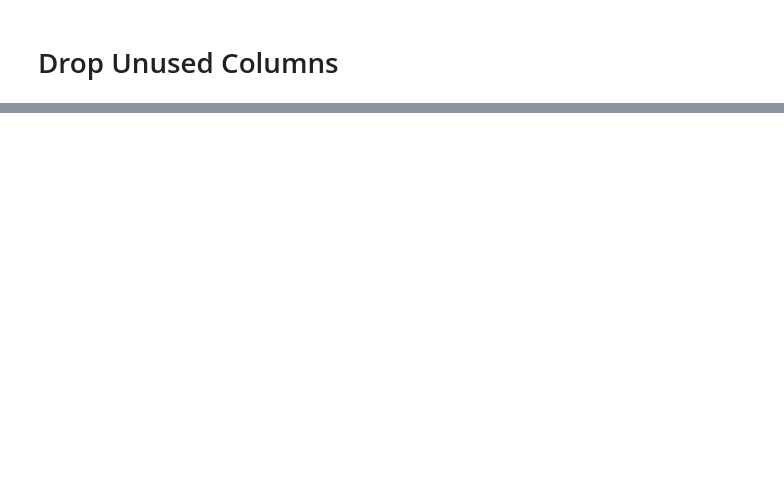
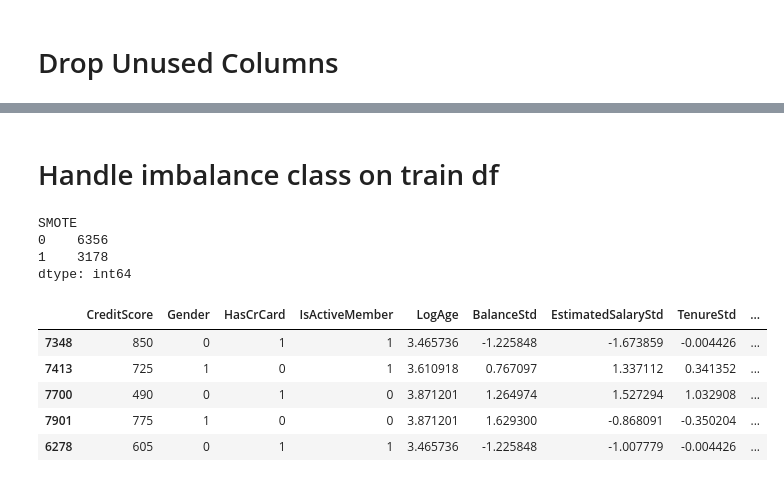
Before and after one commit to chakraskun/churn-modelling, a Jupyter notebook: data_preprocessing.ipynb, the cells around one changed output, grey strips where cells are left out. Drawn from its saved outputs; the diff is of its cells as text; code cells hidden in the pictures; blank space fills up the shorter version.

Commit message:
handle class imbalance

```diff
--- a/data_preprocessing.ipynb
+++ b/data_preprocessing.ipynb
@@ -139,0 +152,21 @@ Index(['CreditScore', 'Gender', 'Tenure', 'Balance', 'NumOfProducts',
+# %% [markdown]
+# Handle imbalance class on train df
+# %%
+X = df_train[[col for col in df_train.columns if (str(df_train[col].dtype) != 'object') and col != 'Exited']]
+y = df_train['Exited'].values
+X_over_SMOTE, y_over_SMOTE = over_sampling.SMOTE(0.5).fit_resample(X, y)
+
+print('SMOTE')
+print(pd.Series(y_over_SMOTE).value_counts())
+X_over_SMOTE.sample(5)
+# %% [output]
+SMOTE
+0    6356
+1    3178
+dtype: int64
+|  | CreditScore | Gender | HasCrCard | IsActiveMember | LogAge | BalanceStd | EstimatedSalaryStd | TenureStd | ... |
+| 7348 | 850 | 0 | 1 | 1 | 3.465736 | -1.225848 | -1.673859 | -0.004426 | ... |
+| 7413 | 725 | 1 | 0 | 1 | 3.610918 | 0.767097 | 1.337112 | 0.341352 | ... |
+| 7700 | 490 | 0 | 1 | 0 | 3.871201 | 1.264974 | 1.527294 | 1.032908 | ... |
+| 7901 | 775 | 1 | 0 | 0 | 3.871201 | 1.629300 | -0.868091 | -0.350204 | ... |
+| 6278 | 605 | 0 | 1 | 1 | 3.465736 | -1.225848 | -1.007779 | -0.004426 | ... |
```
Also changed, not shown: parts of 15 cells of this notebook.
